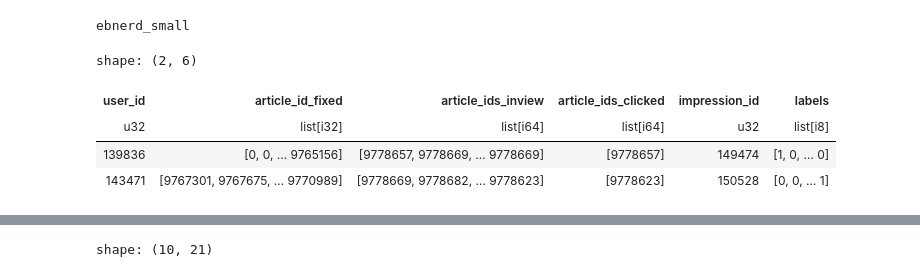
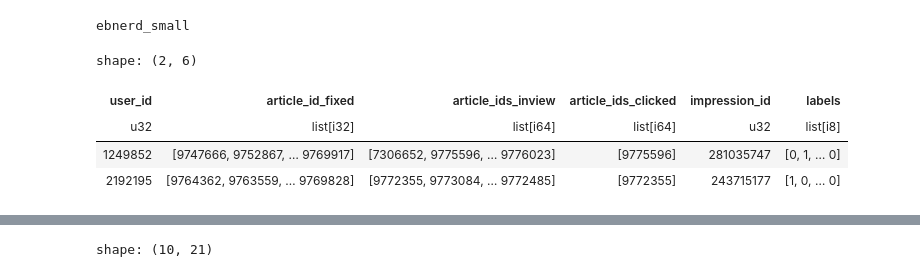
Before and after one commit to Gustavclausen1804/Deeplearning-RecSys-Challenge-2024, a Jupyter notebook: nrms_torch.ipynb, the cells around one changed output, grey strips where cells are left out. Cells and saved outputs as stored; diff of their text form; code cells hidden in the pictures.

```diff
--- a/nrms_torch.ipynb
+++ b/nrms_torch.ipynb
@@ -85,6 +85,7 @@ print(PATH)
 # %% [output]
 ebnerd_small
 # %%
+
 def ebnerd_from_path(path: Path, history_size: int = 30) -> pl.DataFrame:
     """
     Load ebnerd - function
@@ -118,34 +119,34 @@ COLUMNS = [
     DEFAULT_INVIEW_ARTICLES_COL,
     DEFAULT_CLICKED_ARTICLES_COL,
     DEFAULT_IMPRESSION_ID_COL,
 ]
-HISTORY_SIZE = 40 # TODO: History size.
-FRACTION = 1.0
+HISTORY_SIZE = hparams_nrms_torch.__dict__['history_size'] # TODO: History size.
+FRACTION = 0.1
 
 df_train = (
     ebnerd_from_path(PATH.joinpath("train"), history_size=HISTORY_SIZE)
     .select(COLUMNS)
     .pipe(
         sampling_strategy_wu2019,
         npratio=4,
         shuffle=True,
         with_replacement=True,
         seed=123,
     )
     .pipe(create_binary_labels_column)
     .sample(fraction=FRACTION)
 )
 # =>
 df_validation = (
     ebnerd_from_path(PATH.joinpath("validation"), history_size=HISTORY_SIZE)
     .select(COLUMNS)
     .pipe(create_binary_labels_column)
     .sample(fraction=FRACTION)
 )
 df_train.head(2)
 # %% [output]
 shape: (2, 6)
 | user_id | article_id_fixed | article_ids_inview | article_ids_clicked | impression_id | labels |
 | u32 | list[i32] | list[i64] | list[i64] | u32 | list[i8] |
-| 139836 | [0, 0, … 9765156] | [9778657, 9778669, … 9778669] | [9778657] | 149474 | [1, 0, … 0] |
-| 143471 | [9767301, 9767675, … 9770989] | [9778669, 9778682, … 9778623] | [9778623] | 150528 | [0, 0, … 1] |
+| 1249852 | [9747666, 9752867, … 9769917] | [7306652, 9775596, … 9776023] | [9775596] | 281035747 | [0, 1, … 0] |
+| 2192195 | [9764362, 9763559, … 9769828] | [9772355, 9773084, … 9772485] | [9772355] | 243715177 | [1, 0, … 0] |
```
Also changed, not shown: parts of 26 cells of this notebook, 3 other files.
